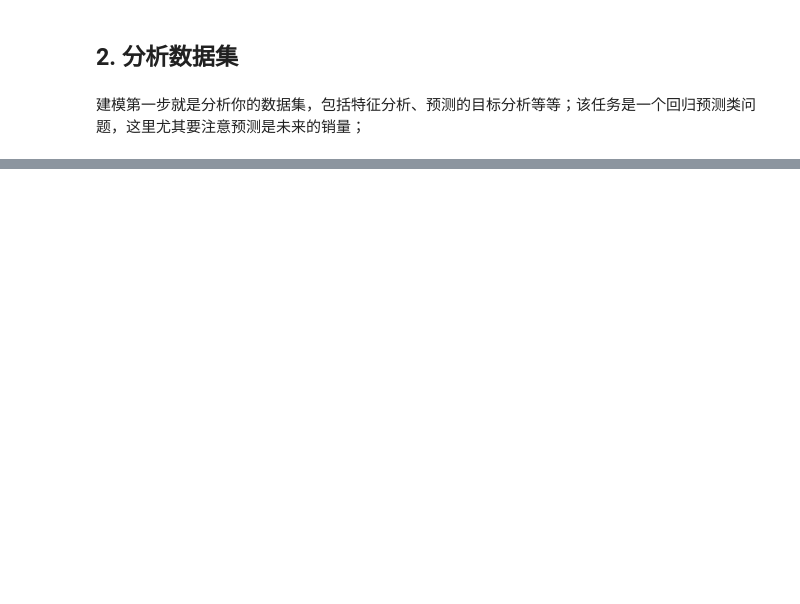
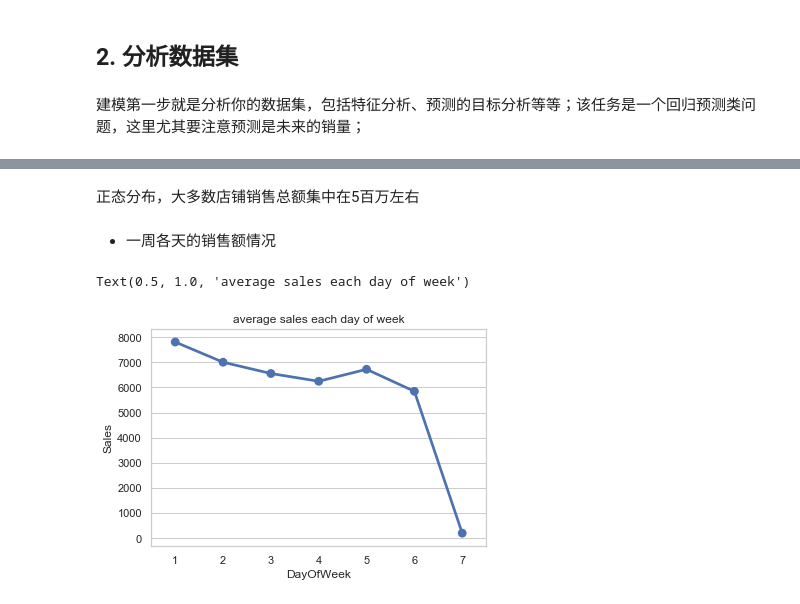
Before and after one commit to duzeng/MLND_CN_Capstone, a Jupyter notebook: Capstone_Project.ipynb, the cells around one changed output, grey strips where cells are left out. Cells and saved outputs as stored; diff of their text form; code cells hidden in the pictures; blank space fills up the shorter version.

```diff
--- a/Capstone_Project.ipynb
+++ b/Capstone_Project.ipynb
@@ -237,0 +321,11 @@ memory usage: 87.2+ KB
+# %% [markdown]
+正态分布，大多数店铺销售总额集中在5百万左右
+# %% [markdown]
++ 一周各天的销售额情况
+# %%
+group_sales_by_dayofweek=data_train_store.groupby('DayOfWeek')['Sales'].mean().reset_index()
+sns.pointplot(data=group_sales_by_dayofweek,x='DayOfWeek',y='Sales')
+plt.title('average sales each day of week')
+# %% [output]
+Text(0.5, 1.0, 'average sales each day of week')
+[figure, added]
```
Also changed, not shown: parts of 21 cells of this notebook.
